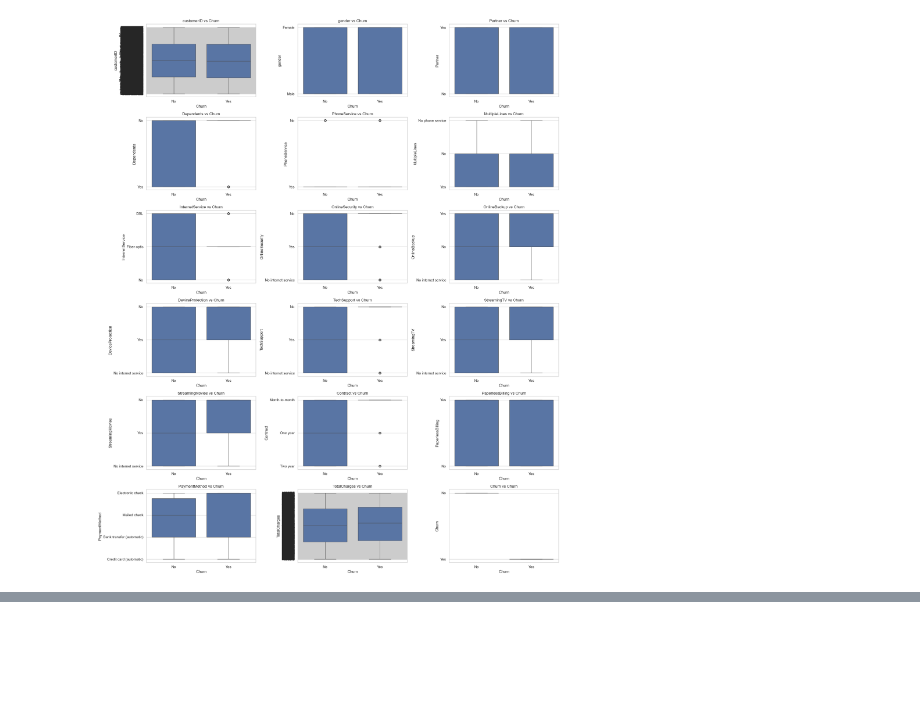
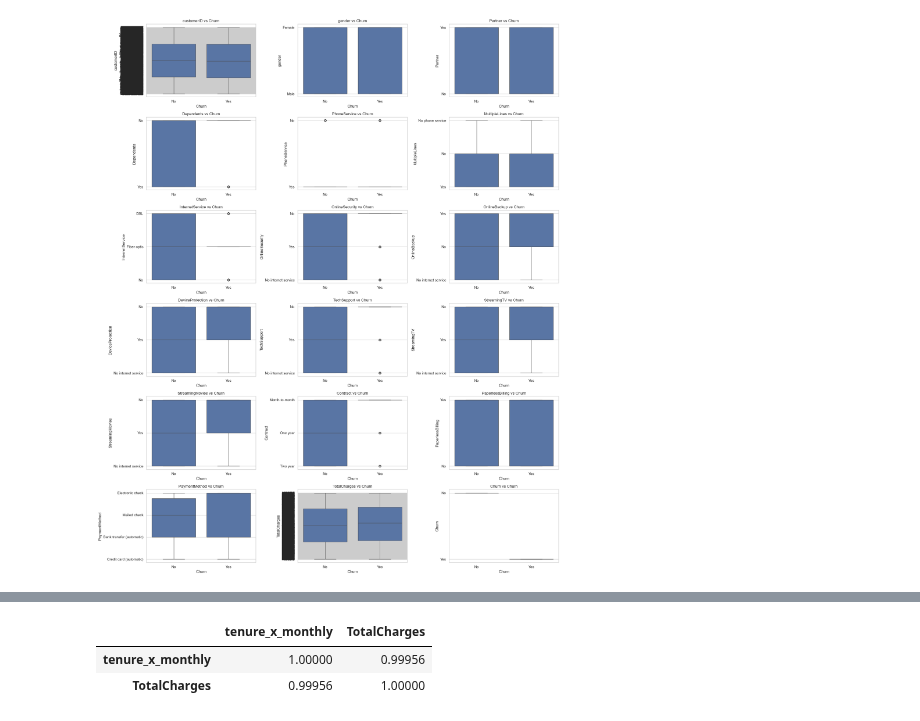
Before and after one commit to SKNETWORKS-FAMILY-AICAMP/SKN21-2nd-4Team, a Jupyter notebook: notebooks/eda.ipynb, the cells around one changed output, grey strips where cells are left out. Cells and saved outputs as stored; diff of their text form; code cells hidden in the pictures; blank space fills up the shorter version.

```diff
--- a/notebooks/eda.ipynb
+++ b/notebooks/eda.ipynb
@@ -233,0 +303,6 @@ plt.show()
+# %%
+df[["tenure_x_monthly", "TotalCharges"]].corr()
+# %% [output]
+|  | tenure_x_monthly | TotalCharges |
+| tenure_x_monthly | 1.00000 | 0.99956 |
+| TotalCharges | 0.99956 | 1.00000 |
```
Also changed, not shown: parts of 6 cells of this notebook.
